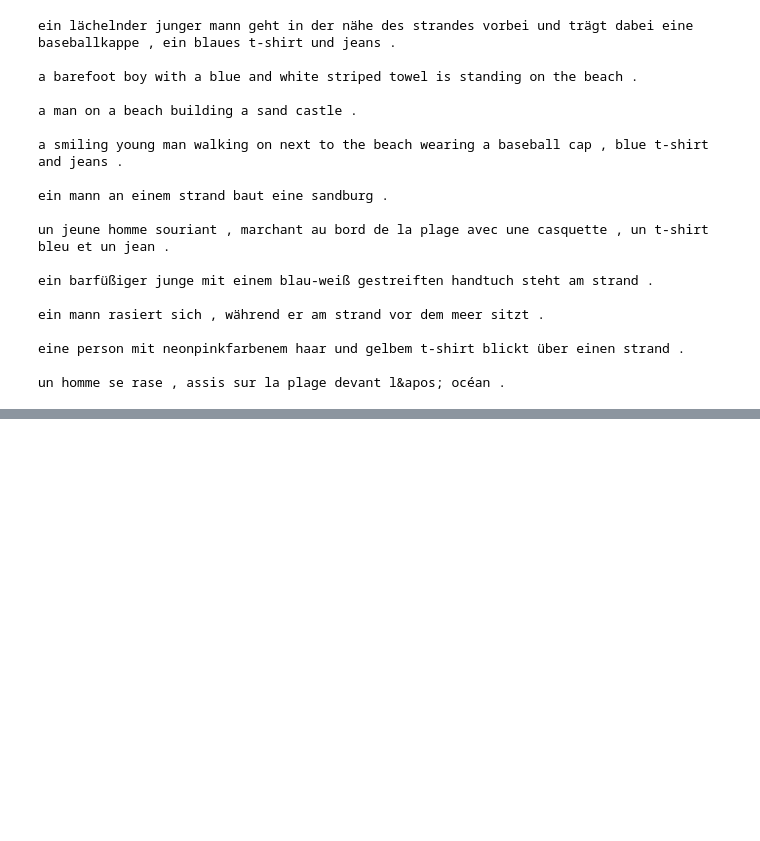
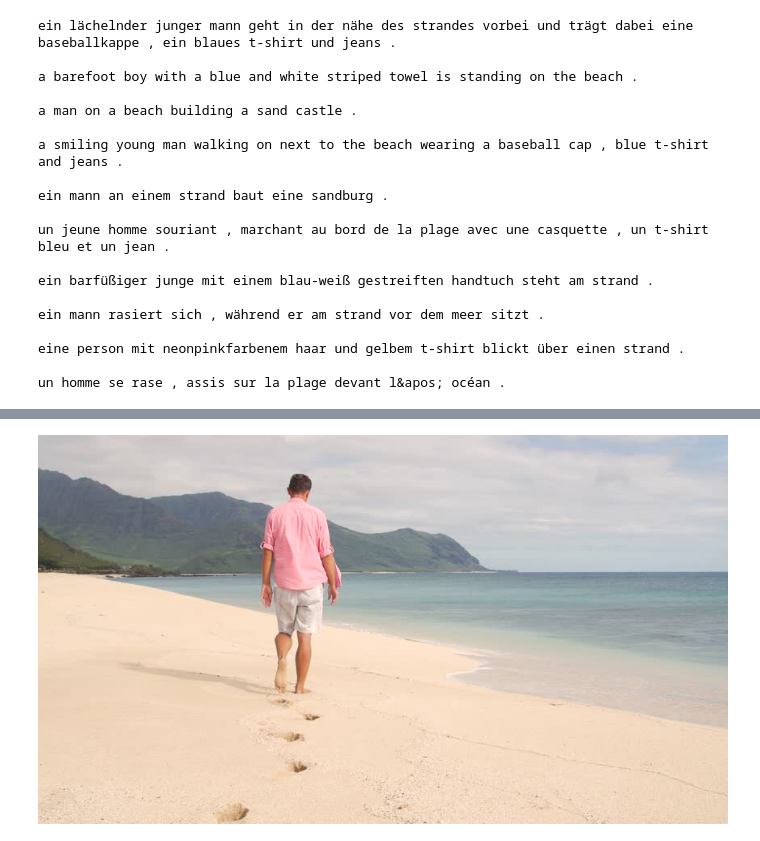
Before and after one commit to SereneQI/text-image-similarity, a Jupyter notebook: SearchTextIndex.ipynb, the cells around one changed output, grey strips where cells are left out. Saved outputs shown, nothing was run; the diff lists cells and outputs as text; code cells hidden in the pictures; blank space fills up the shorter version.

```diff
--- a/SearchTextIndex.ipynb
+++ b/SearchTextIndex.ipynb
@@ -137,0 +148,4 @@ a man is shaving while sitting on the beach in front of the ocean .
+# %%
+PILImage.open('/data/a.nivaggioli/features/manWalkingOnBeach.png')
+# %% [output]
+[figure, added]
```
Also changed, not shown: parts of 1 cell of this notebook, 2 other files.
